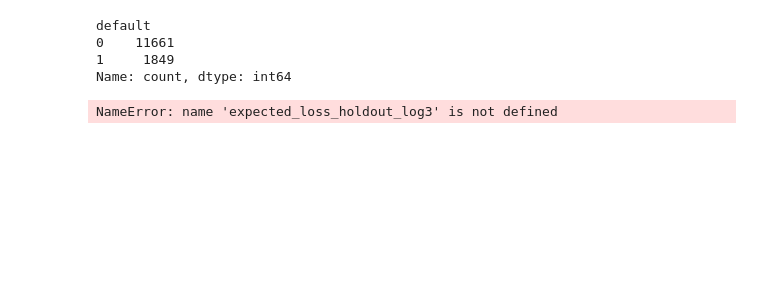
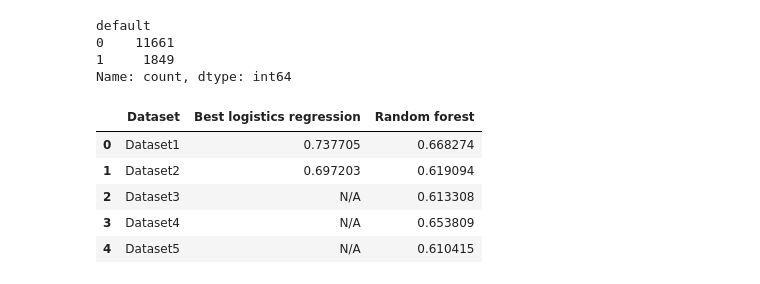
Before and after one commit to balint-thaler/DA3-Assingment-3, a Jupyter notebook: Assignment3.ipynb, the cells around one changed output. Cells and saved outputs as stored; diff of their text form; code cells hidden in the pictures; blank space fills up the shorter version.

```diff
--- a/Assignment3.ipynb
+++ b/Assignment3.ipynb
@@ -3165,9 +2991,14 @@ Name: count, dtype: int64
 # %%
 expected_losses = pd.DataFrame({
     "Dataset" : ["Dataset1", "Dataset2", "Dataset3", "Dataset4", "Dataset5"],
-    "Best logistics regression": [expected_loss_holdout_log1, expected_loss_holdout_log2, expected_loss_holdout_log3, "N/A", "N/A"],
+    "Best logistics regression": [expected_loss_holdout_log1, expected_loss_holdout_log2, "N/A", "N/A", "N/A"],
     "Random forest" : [expected_loss_holdout_rf1, expected_loss_holdout_rf2, expected_loss_holdout_rf3, expected_loss_holdout_rf4, expected_loss_holdout_rf5]
 })
 expected_losses
 # %% [output]
-NameError: name 'expected_loss_holdout_log3' is not defined
+|  | Dataset | Best logistics regression | Random forest |
+| 0 | Dataset1 | 0.737705 | 0.668274 |
+| 1 | Dataset2 | 0.697203 | 0.619094 |
+| 2 | Dataset3 | N/A | 0.613308 |
+| 3 | Dataset4 | N/A | 0.653809 |
+| 4 | Dataset5 | N/A | 0.610415 |
```
Also changed, not shown: parts of 51 cells of this notebook.
